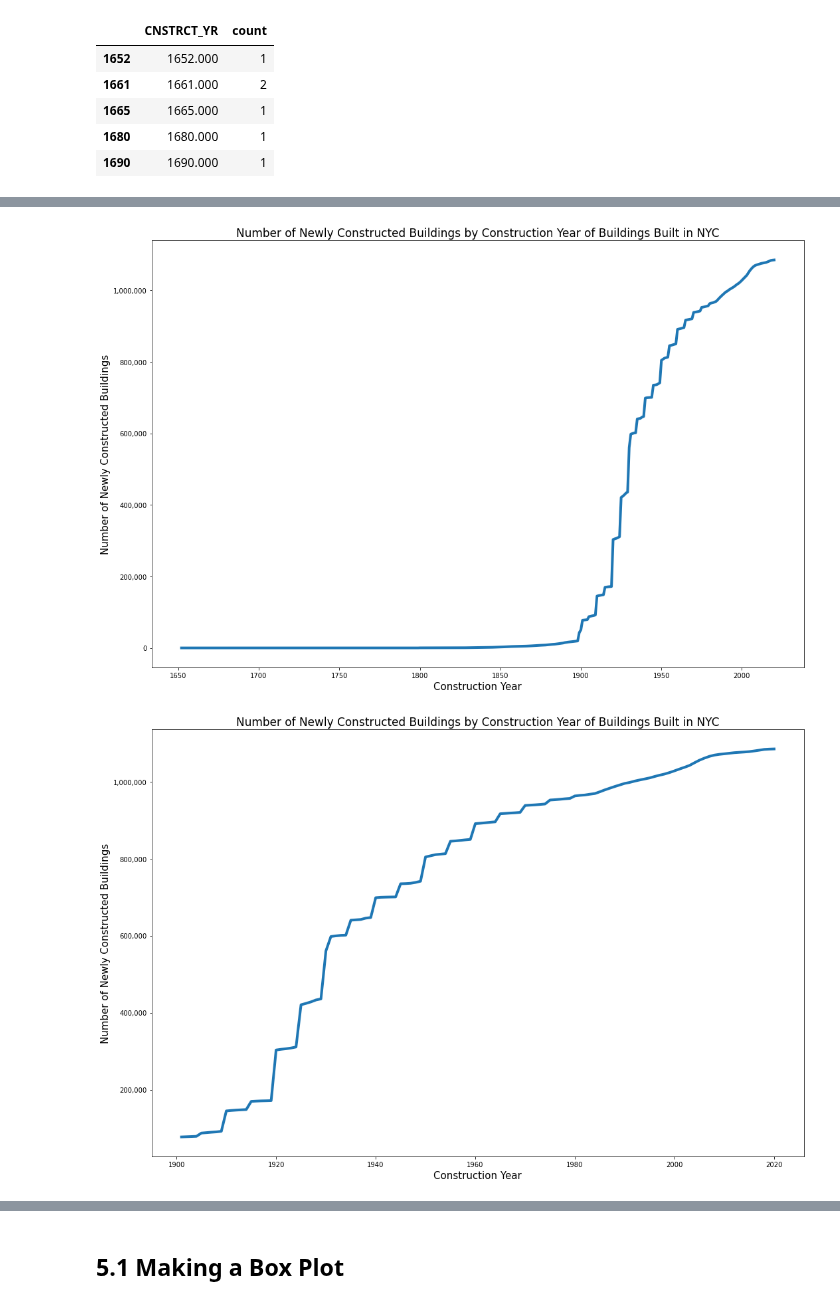
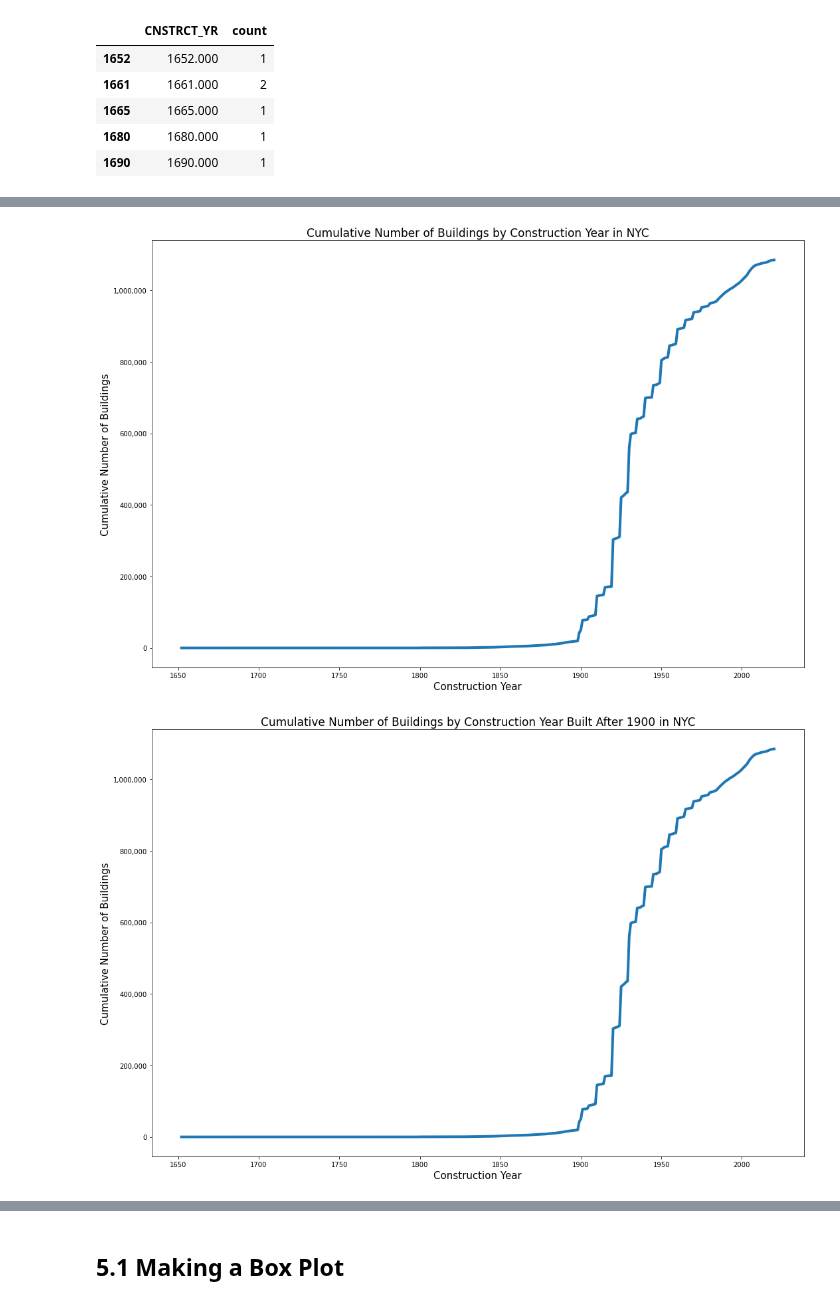
Before and after one commit to mebauer/data-analysis-using-python, a Jupyter notebook: 2-data-inspection-cleaning-wrangling/2-data-inspection-cleaning-wrangling.ipynb, the cells around one changed output, grey strips where cells are left out. Drawn from its saved outputs; the diff is of its cells as text; code cells hidden in the pictures.

```diff
--- a/2-data-inspection-cleaning-wrangling/2-data-inspection-cleaning-wrangling.ipynb
+++ b/2-data-inspection-cleaning-wrangling/2-data-inspection-cleaning-wrangling.ipynb
@@ -100,7 +98,7 @@ Documention for installing watermark: https://github.com/rasbt/watermark
 If you receive `HTTPError: HTTP Error 404: Not Found`, you need to replace the csv link. DoITT changes the link path regularly.
 # %%
 # setting the link of our data (a static csv file) as the name 'url'
-url = 'https://data.cityofnewyork.us/api/views/2wbz-fb2h/rows.csv?accessType=DOWNLOAD'
+url = 'https://data.cityofnewyork.us/api/views/cn3y-d5py/rows.csv?accessType=DOWNLOAD'
 
 # reading in our data as a pandas dataframe and setting the name to'building_footprints'
 building_footprints = pd.read_csv(url)
@@ -1073,7 +1179,7 @@ g.head()
 # %%
 fig, ax = plt.subplots(figsize=(15,10))
 
-# plotting bar chart of number of claims by year
+# plotting line chart of cumulative number of buildings by 'CNSTRCT_YR'
 ax.plot(g['cumsum'], linewidth=4)
 
 # formatting Y axis with comma
@@ -1081,28 +1187,26 @@ ax.get_yaxis().set_major_formatter(
     matplotlib.ticker.FuncFormatter(lambda x, p: format(int(x), ',')))
 
 plt.xlabel('Construction Year', fontsize=15)
-plt.ylabel('Number of Newly Constructed Buildings', fontsize=15)
-plt.title('Number of Newly Constructed Buildings by Construction Year of Buildings Built in NYC',
-         fontsize=17)
+plt.ylabel('Cumulative Number of Buildings', fontsize=15)
+plt.title('Cumulative Number of Buildings by Construction Year in NYC', fontsize=17)
 plt.tight_layout()
-#plt.savefig('figures/line-plot-2')
+plt.savefig('figures/fig-10.png')
 # %% [output]
-[figure, old version]
+[figure, new version]
 # %%
 fig, ax = plt.subplots(figsize=(15,10))
 
-# plotting bar chart of number of claims by year
-ax.plot(g[g['CNSTRCT_YR'] > 1900]['cumsum'], linewidth=4)
+# plotting line chart of cumulative number of buildings by 'CNSTRCT_YR' built after 1900
+ax.plot(g['cumsum'], linewidth=4)
 
 # formatting Y axis with comma
 ax.get_yaxis().set_major_formatter(
     matplotlib.ticker.FuncFormatter(lambda x, p: format(int(x), ',')))
 
 plt.xlabel('Construction Year', fontsize=15)
-plt.ylabel('Number of Newly Constructed Buildings', fontsize=15)
-plt.title('Number of Newly Constructed Buildings by Construction Year of Buildings Built in NYC',
-         fontsize=17)
+plt.ylabel('Cumulative Number of Buildings', fontsize=15)
+plt.title('Cumulative Number of Buildings by Construction Year Built After 1900 in NYC', fontsize=17)
 plt.tight_layout()
-#plt.savefig('figures/line-plot-2')
+plt.savefig('figures/fig-11.png')
 # %% [output]
-[figure, old version]
+[figure, new version]
```
Also changed, not shown: parts of 202 cells of this notebook, 16 other files.
